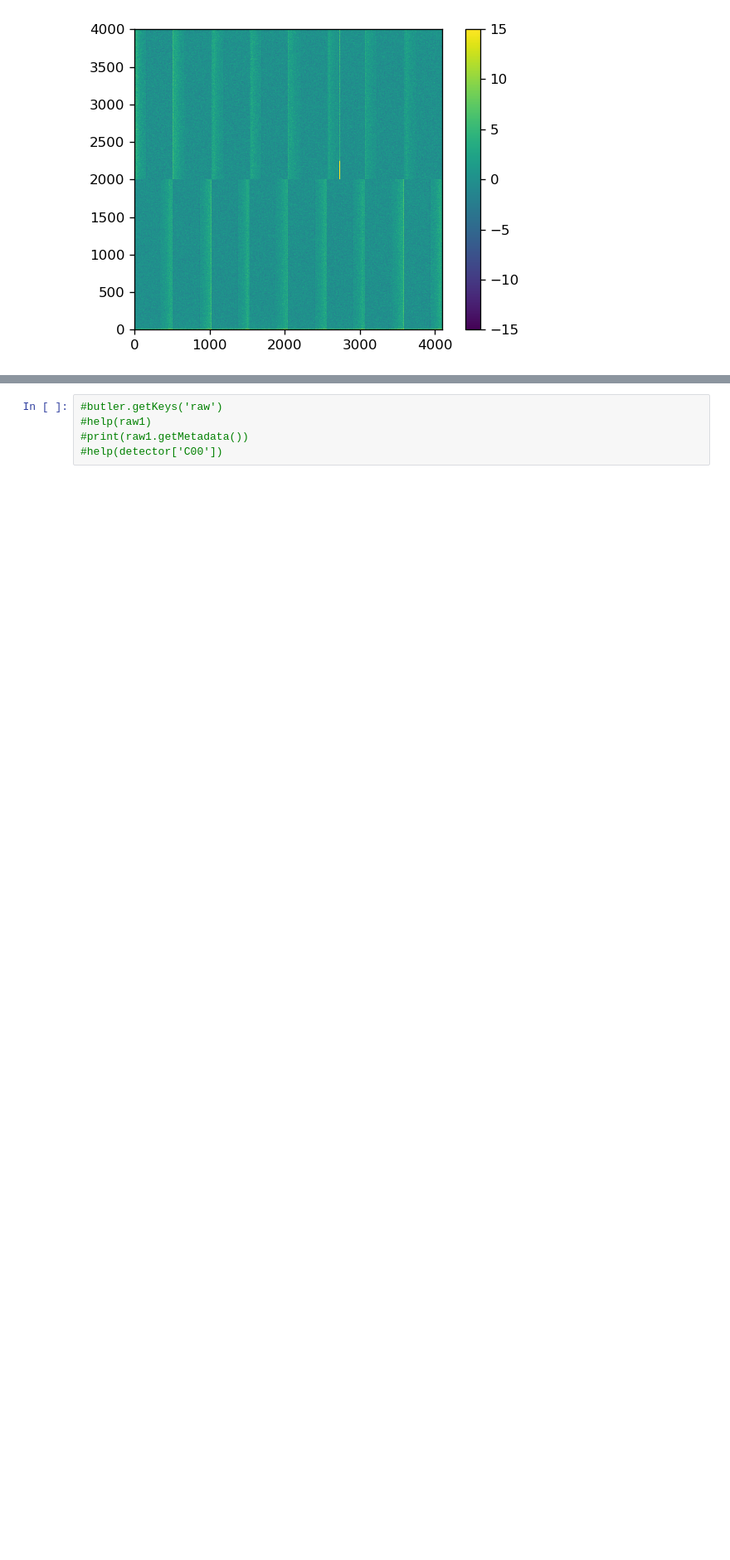
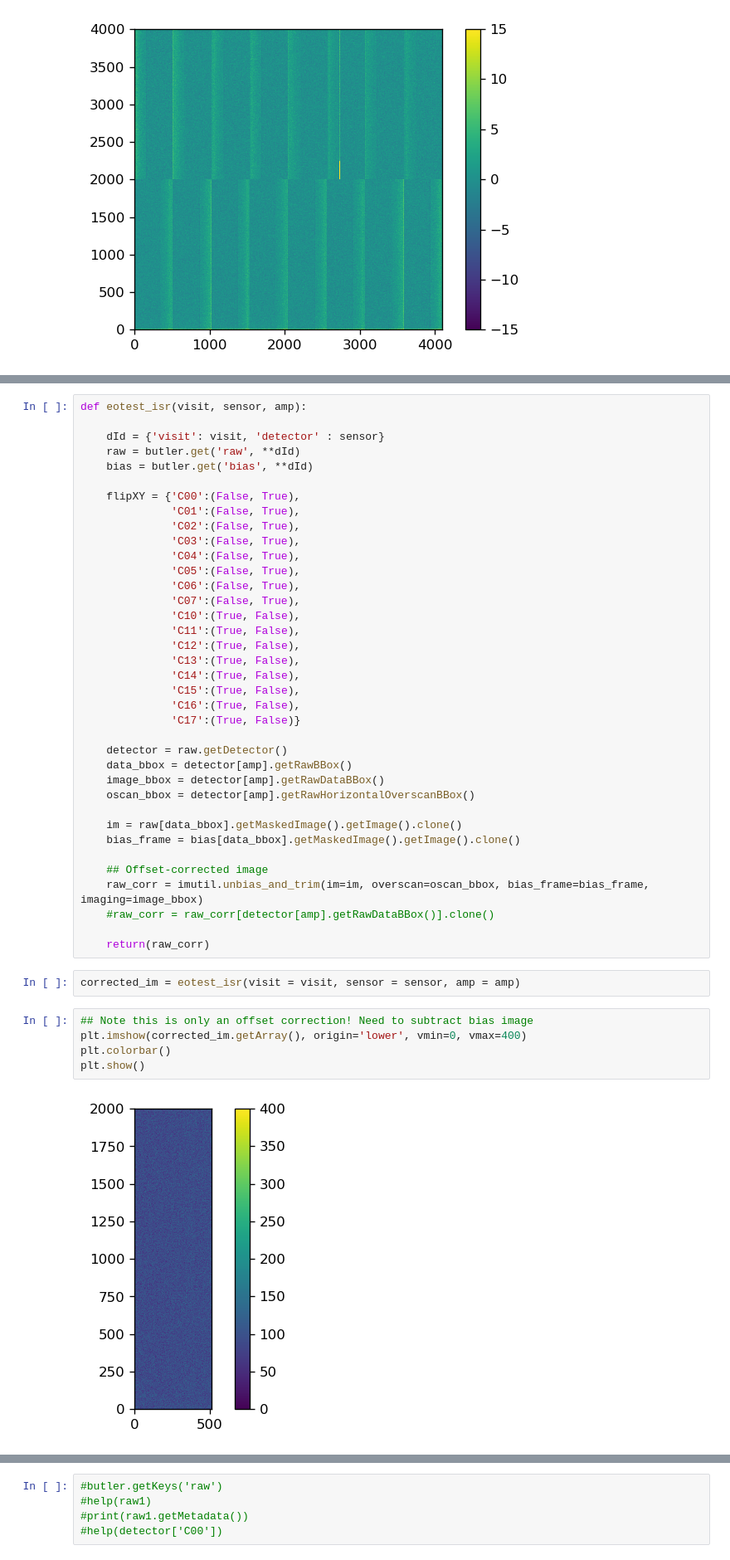
Before and after one commit to lsst/bootcamp-work, a Jupyter notebook: nb/PTC_bootcamp_work.ipynb, the cells around one changed output, grey strips where cells are left out. Shown at 83% size. Cells and saved outputs as stored; diff of their text form; blank space fills up the shorter version.

Commit message:
Initial tests of isr vs eotest offset corrections

```diff
--- a/nb/PTC_bootcamp_work.ipynb
+++ b/nb/PTC_bootcamp_work.ipynb
@@ -252 +189,47 @@ eotest_isr(visits[0])
+# %%
+def eotest_isr(visit, sensor, amp):
+
+    dId = {'visit': visit, 'detector' : sensor}
+    raw = butler.get('raw', **dId)
+    bias = butler.get('bias', **dId)
+
+    flipXY = {'C00':(False, True),
+              'C01':(False, True),
+              'C02':(False, True),
+              'C03':(False, True),
+              'C04':(False, True),
+              'C05':(False, True),
+              'C06':(False, True),
+              'C07':(False, True),
+              'C10':(True, False),
+              'C11':(True, False),
+              'C12':(True, False),
+              'C13':(True, False),
+              'C14':(True, False),
+              'C15':(True, False),
+              'C16':(True, False),
+              'C17':(True, False)}
+
+    detector = raw.getDetector()
+    data_bbox = detector[amp].getRawBBox()
+    image_bbox = detector[amp].getRawDataBBox()
+    oscan_bbox = detector[amp].getRawHorizontalOverscanBBox()
+
+    im = raw[data_bbox].getMaskedImage().getImage().clone()
+    bias_frame = bias[data_bbox].getMaskedImage().getImage().clone()
+
+    ## Offset-corrected image
+    raw_corr = imutil.unbias_and_trim(im=im, overscan=oscan_bbox, bias_frame=bias_frame, imaging=image_bbox)
+    #raw_corr = raw_corr[detector[amp].getRawDataBBox()].clone()
+
+    return(raw_corr)
+# %%
+corrected_im = eotest_isr(visit = visit, sensor = sensor, amp = amp)
+# %%
+## Note this is only an offset correction! Need to subtract bias image
+plt.imshow(corrected_im.getArray(), origin='lower', vmin=0, vmax=400)
+plt.colorbar()
+plt.show()
+# %% [output]
+[figure, added]
 # %% [markdown]
```
Also changed, not shown: parts of 29 cells of this notebook.
